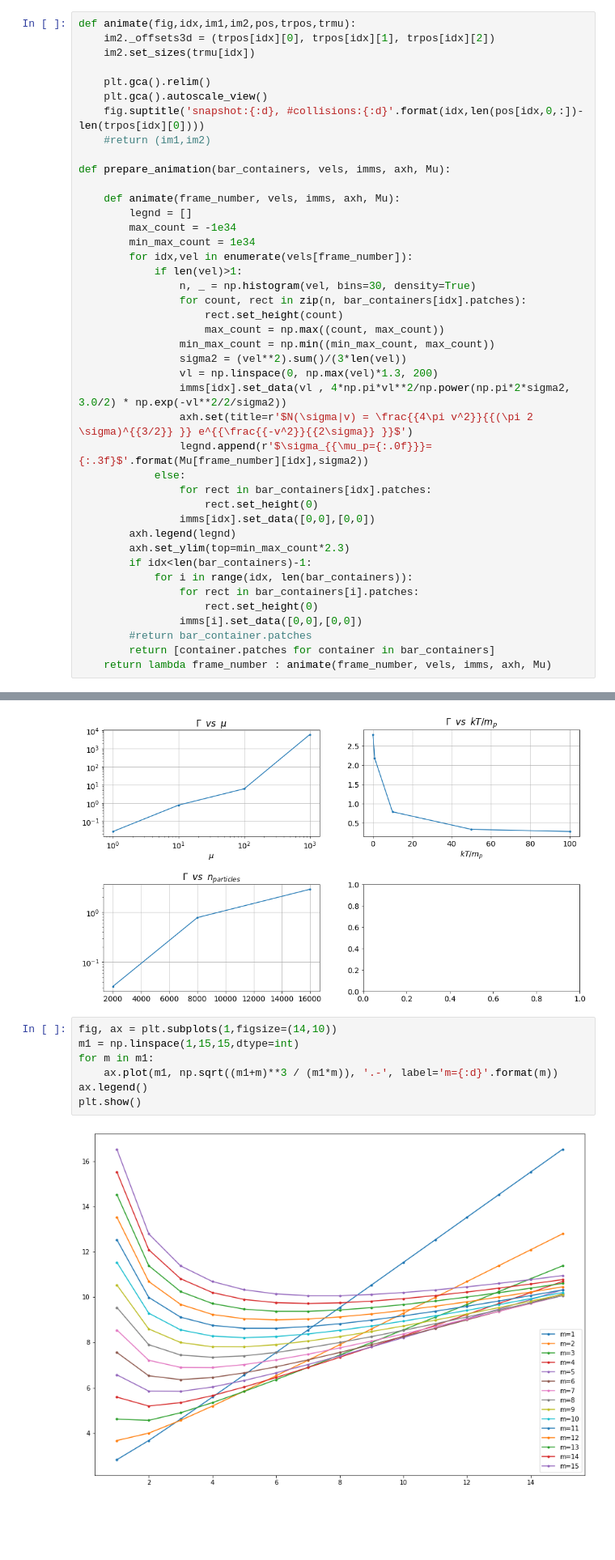
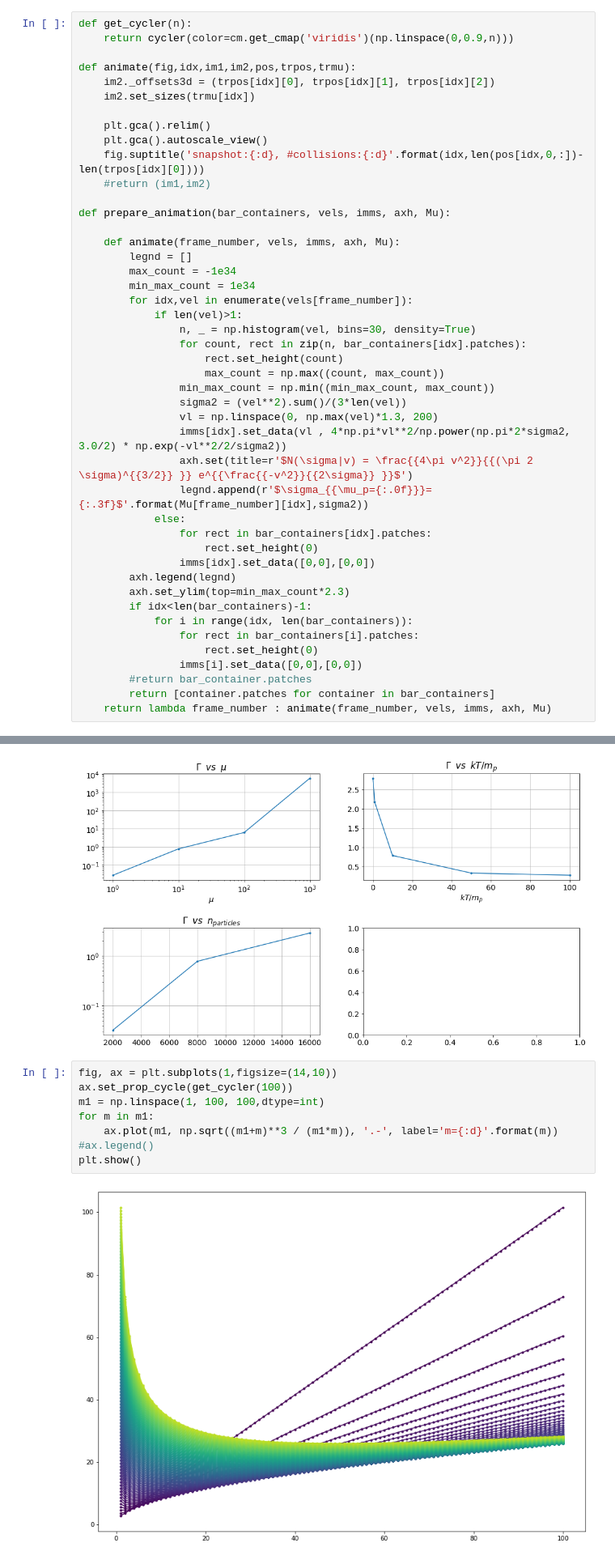
Before and after one commit to xjka/CoreTracking, a Jupyter notebook: notebook.ipynb, the cells around one changed output, grey strips where cells are left out. Shown at 81% size. Cells and saved outputs as stored; diff of their text form; blank space fills up the shorter version.

```diff
--- a/notebook.ipynb
+++ b/notebook.ipynb
@@ -12,4 +13,7 @@ import matplotlib as mpl
 # %%
+def get_cycler(n):
+    return cycler(color=cm.get_cmap('viridis')(np.linspace(0,0.9,n)))
+
 def animate(fig,idx,im1,im2,pos,trpos,trmu):
     im2._offsets3d = (trpos[idx][0], trpos[idx][1], trpos[idx][2])
     im2.set_sizes(trmu[idx])
@@ -202,10 +236,11 @@ ax[1,0].set(title=r'$\Gamma\;\; vs \;\; n_{particles}$', yscale='log')
 [figure]
 # %%
 fig, ax = plt.subplots(1,figsize=(14,10))
-m1 = np.linspace(1,15,15,dtype=int)
+ax.set_prop_cycle(get_cycler(100))
+m1 = np.linspace(1, 100, 100,dtype=int)
 for m in m1:
     ax.plot(m1, np.sqrt((m1+m)**3 / (m1*m)), '.-', label='m={:d}'.format(m))
-ax.legend()
+#ax.legend()
 plt.show()
 # %% [output]
-[figure, old version]
+[figure, new version]
```
Also changed, not shown: parts of 4 cells of this notebook, 5 other files.
